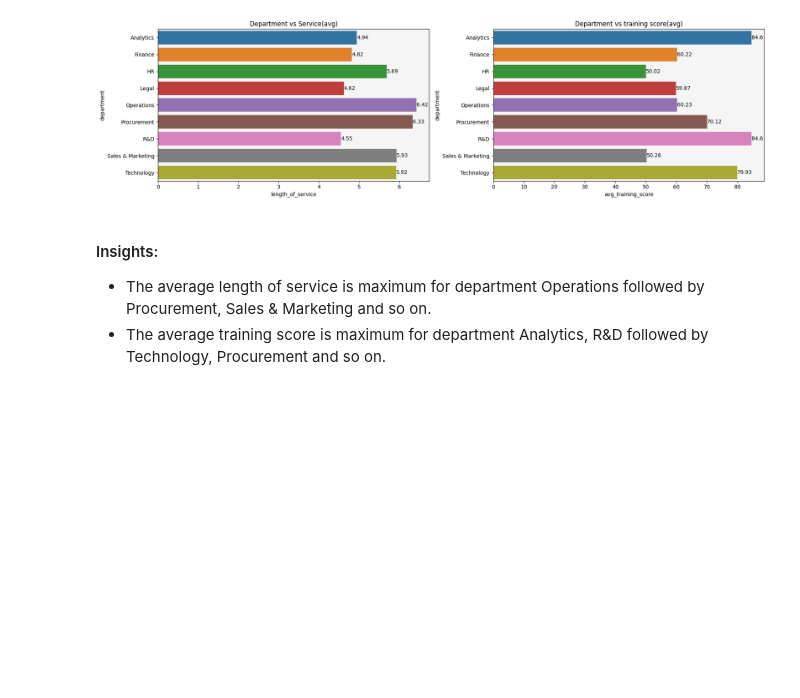
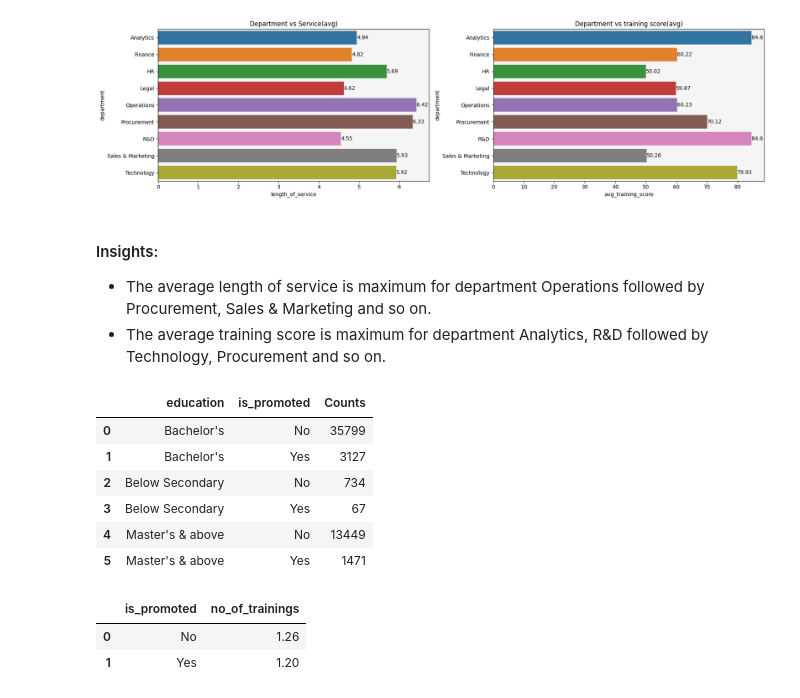
Before and after one commit to Akshay-Paunikar/HR_Analytics, a Jupyter notebook: notebook/hr_analytics_EDA.ipynb, the cells around one changed output. Drawn from its saved outputs; the diff is of its cells as text; code cells hidden in the pictures; blank space fills up the shorter version.

```diff
--- a/notebook/hr_analytics_EDA.ipynb
+++ b/notebook/hr_analytics_EDA.ipynb
@@ -938,3 +938,22 @@ plt.show()
 #### Insights:
  - The average length of service is maximum for department Operations followed by Procurement, Sales & Marketing and so on.
  - The average training score is maximum for department Analytics, R&D followed by Technology, Procurement and so on.
+# %%
+# education vs is_promoted
+train_data.groupby(['education','is_promoted']).size().reset_index().rename(columns={0:'Counts'})
+# %% [output]
+|  | education | is_promoted | Counts |
+| 0 | Bachelor's | No | 35799 |
+| 1 | Bachelor's | Yes | 3127 |
+| 2 | Below Secondary | No | 734 |
+| 3 | Below Secondary | Yes | 67 |
+| 4 | Master's & above | No | 13449 |
+| 5 | Master's & above | Yes | 1471 |
+# %%
+# is_promoted vs avg no of trainings
+promoted_training = train_data.groupby(['is_promoted'])['no_of_trainings'].mean().reset_index().round(2)
+promoted_training
+# %% [output]
+|  | is_promoted | no_of_trainings |
+| 0 | No | 1.26 |
+| 1 | Yes | 1.20 |
```
Also changed, not shown: parts of 4 cells of this notebook, 1 other file.
